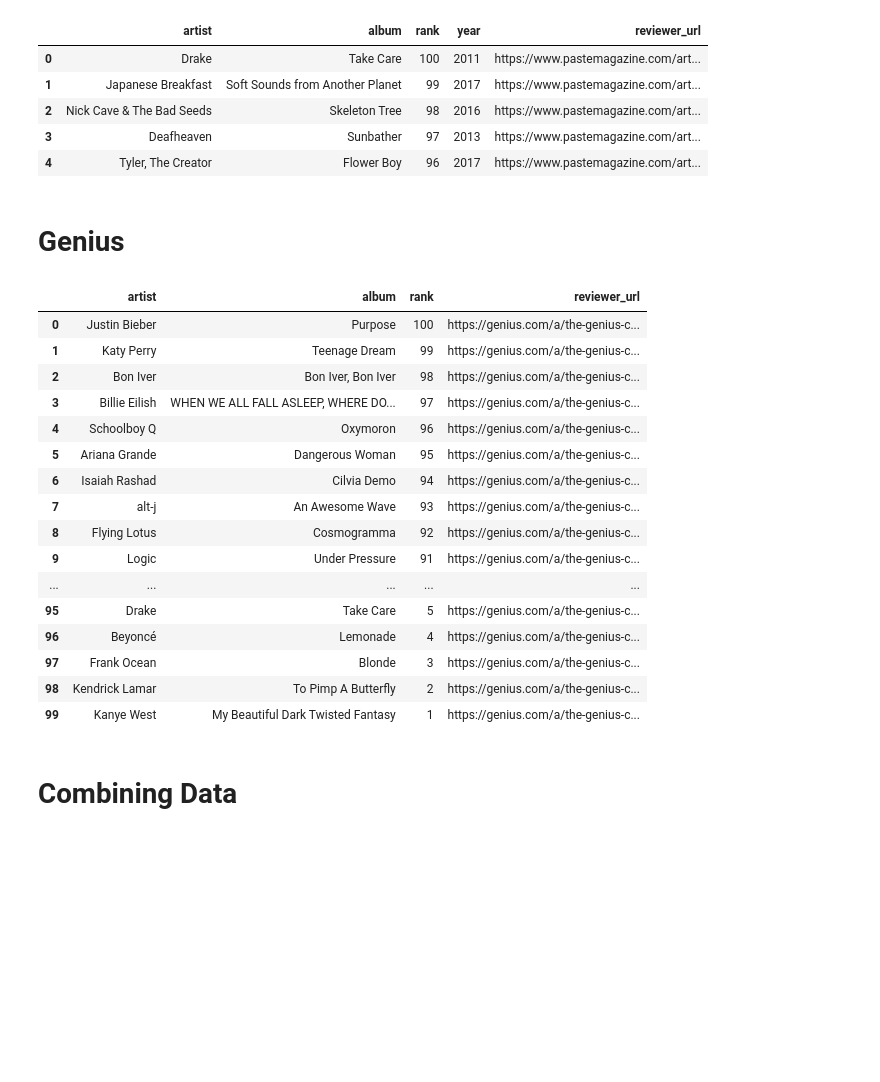
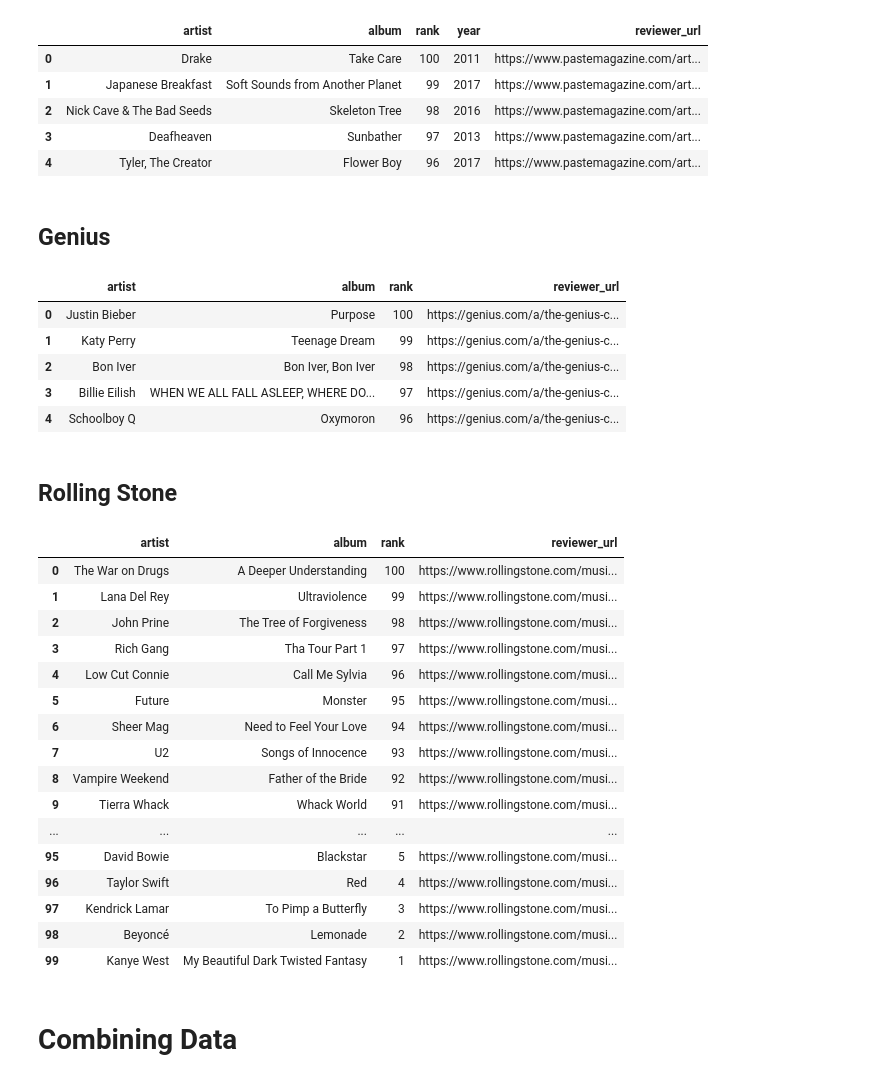
Before and after one commit to awray3/albums2010-2019, a Jupyter notebook: TopAlbums.ipynb, the cells around one changed output. Saved outputs shown, nothing was run; the diff lists cells and outputs as text; code cells hidden in the pictures; blank space fills up the shorter version.

Commit message:
Add Rolling Stone's data, begin name cleaning

```diff
--- a/TopAlbums.ipynb
+++ b/TopAlbums.ipynb
@@ -26,8 +27,9 @@ def get_soup(url):
 def combine_to_df(
     artist_list, album_list, rank_list, url, year_list=None, label_list=None
 ):
-    df = pd.DataFrame({"artist": artist_list, "album": album_list, "rank": rank_list,})
+    df = pd.DataFrame({"artist": artist_list, "album": album_list,})
 
+    df['rank'] = rank_list
     if year_list:
         df["year"] = year_list
 
@@ -298,7 +300,7 @@ paste_df.head()
 | 3 | Deafheaven | Sunbather | 97 | 2013 | https://www.pastemagazine.com/art... |
 | 4 | Tyler, The Creator | Flower Boy | 96 | 2017 | https://www.pastemagazine.com/art... |
 # %% [markdown]
-# Genius
+## Genius
 # %%
 url = "https://genius.com/a/the-genius-communitys-100-best-albums-of-the-2010s"
 
@@ -324,22 +326,13 @@ genius_df = combine_to_df(
     url=url,
 )
 # %%
-genius_df
+genius_df.head()
 # %% [output]
 |  | artist | album | rank | reviewer_url |
 | 0 | Justin Bieber | Purpose | 100 | https://genius.com/a/the-genius-c... |
 | 1 | Katy Perry | Teenage Dream | 99 | https://genius.com/a/the-genius-c... |
 | 2 | Bon Iver | Bon Iver, Bon Iver | 98 | https://genius.com/a/the-genius-c... |
 | 3 | Billie Eilish | WHEN WE ALL FALL ASLEEP, WHERE DO... | 97 | https://genius.com/a/the-genius-c... |
 | 4 | Schoolboy Q | Oxymoron | 96 | https://genius.com/a/the-genius-c... |
-| 5 | Ariana Grande | Dangerous Woman | 95 | https://genius.com/a/the-genius-c... |
-| 6 | Isaiah Rashad | Cilvia Demo | 94 | https://genius.com/a/the-genius-c... |
-| 7 | alt-j | An Awesome Wave | 93 | https://genius.com/a/the-genius-c... |
-| 8 | Flying Lotus | Cosmogramma | 92 | https://genius.com/a/the-genius-c... |
-| 9 | Logic | Under Pressure | 91 | https://genius.com/a/the-genius-c... |
-| ... | ... | ... | ... | ... |
-| 95 | Drake | Take Care | 5 | https://genius.com/a/the-genius-c... |
-| 96 | Beyoncé | Lemonade | 4 | https://genius.com/a/the-genius-c... |
-| 97 | Frank Ocean | Blonde | 3 | https://genius.com/a/the-genius-c... |
-| 98 | Kendrick Lamar | To Pimp A Butterfly | 2 | https://genius.com/a/the-genius-c... |
-| 99 | Kanye West | My Beautiful Dark Twisted Fantasy | 1 | https://genius.com/a/the-genius-c... |
+# %% [markdown]
+## Rolling Stone
@@ -346,3 +366,23 @@ genius_df
+# %%
+rs_df
+# %% [output]
+|  | artist | album | rank | reviewer_url |
+| 0 | The War on Drugs | A Deeper Understanding | 100 | https://www.rollingstone.com/musi... |
+| 1 | Lana Del Rey | Ultraviolence | 99 | https://www.rollingstone.com/musi... |
+| 2 | John Prine | The Tree of Forgiveness | 98 | https://www.rollingstone.com/musi... |
+| 3 | Rich Gang | Tha Tour Part 1 | 97 | https://www.rollingstone.com/musi... |
+| 4 | Low Cut Connie | Call Me Sylvia | 96 | https://www.rollingstone.com/musi... |
+| 5 | Future | Monster | 95 | https://www.rollingstone.com/musi... |
+| 6 | Sheer Mag | Need to Feel Your Love | 94 | https://www.rollingstone.com/musi... |
+| 7 | U2 | Songs of Innocence | 93 | https://www.rollingstone.com/musi... |
+| 8 | Vampire Weekend | Father of the Bride | 92 | https://www.rollingstone.com/musi... |
+| 9 | Tierra Whack | Whack World | 91 | https://www.rollingstone.com/musi... |
+| ... | ... | ... | ... | ... |
+| 95 | David Bowie | Blackstar | 5 | https://www.rollingstone.com/musi... |
+| 96 | Taylor Swift | Red | 4 | https://www.rollingstone.com/musi... |
+| 97 | Kendrick Lamar | To Pimp a Butterfly | 3 | https://www.rollingstone.com/musi... |
+| 98 | Beyoncé | Lemonade | 2 | https://www.rollingstone.com/musi... |
+| 99 | Kanye West | My Beautiful Dark Twisted Fantasy | 1 | https://www.rollingstone.com/musi... |
 # %% [markdown]
 # Combining Data
 # %%
```
Also changed, not shown: parts of 27 cells of this notebook.
